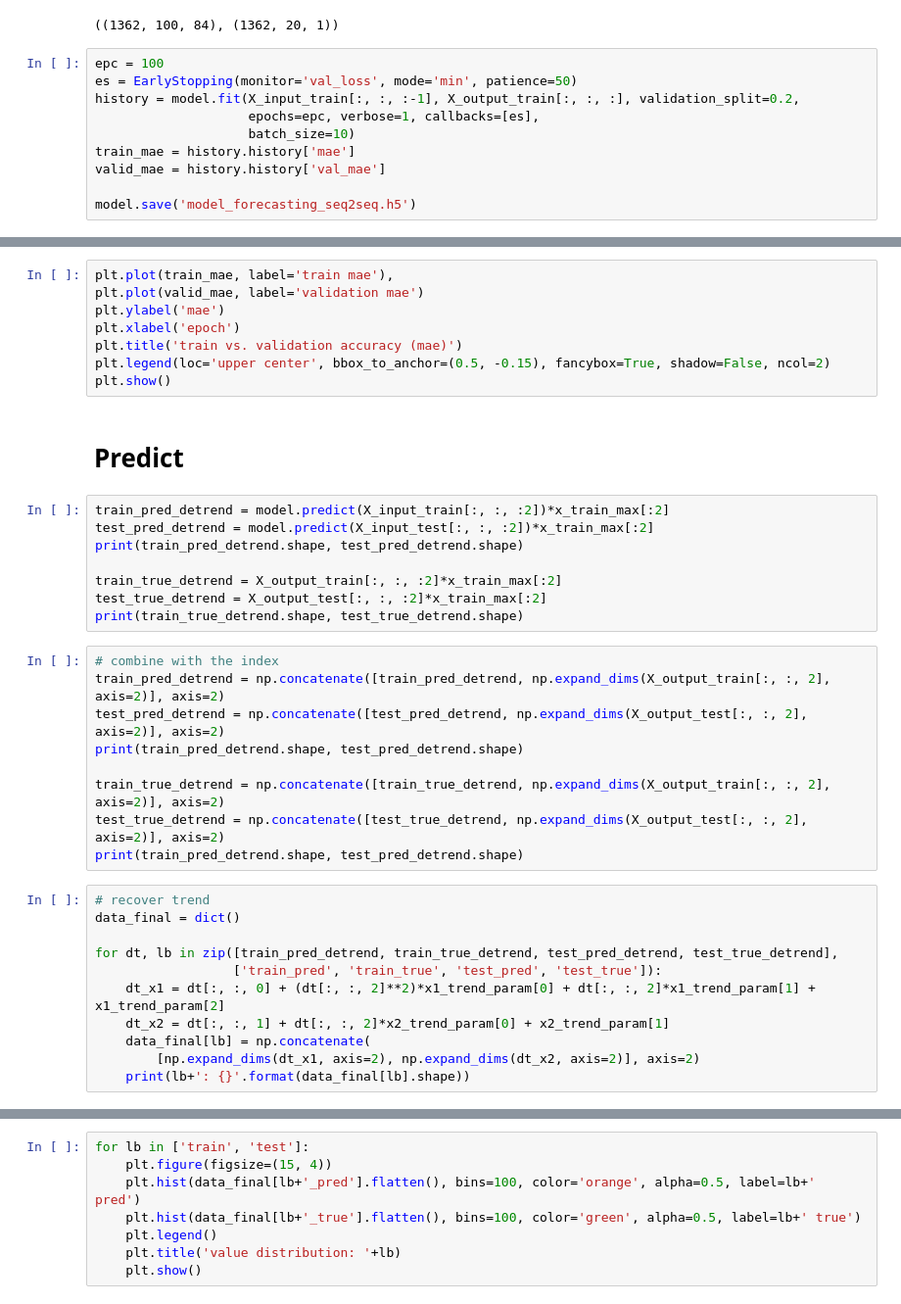
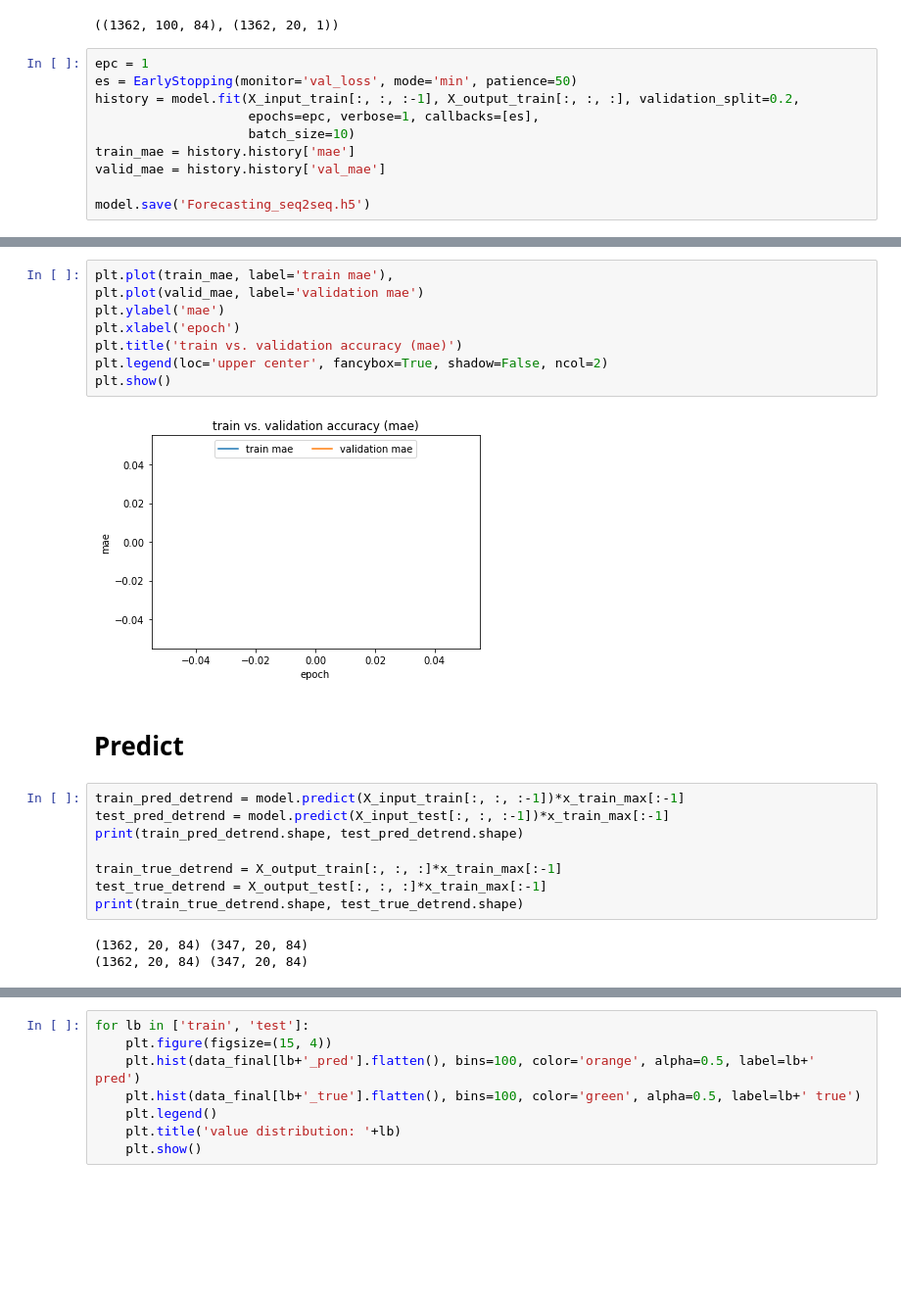
Before and after one commit to jerinka/Forecasting, a Jupyter notebook: Forecasting_Keras_seq2seq.ipynb, the cells around one changed output, grey strips where cells are left out. Shown at 98% size. Cells and saved outputs as stored; diff of their text form; blank space fills up the shorter version.

Commit message:
predict also working though there is no accuracy

```diff
--- a/Forecasting_Keras_seq2seq.ipynb
+++ b/Forecasting_Keras_seq2seq.ipynb
@@ -138,7 +139,7 @@ X_input_train[:, :, :-1].shape, X_output_train[:, :, :].shape
 # %% [output]
 ((1362, 100, 84), (1362, 20, 1))
 # %%
-epc = 100
+epc = 1
 es = EarlyStopping(monitor='val_loss', mode='min', patience=50)
 history = model.fit(X_input_train[:, :, :-1], X_output_train[:, :, :], validation_split=0.2,
                     epochs=epc, verbose=1, callbacks=[es],
@@ -146,5 +147,5 @@ history = model.fit(X_input_train[:, :, :-1], X_output_train[:, :, :], validatio
 train_mae = history.history['mae']
 valid_mae = history.history['val_mae']
 
-model.save('model_forecasting_seq2seq.h5')
+model.save('Forecasting_seq2seq.h5')
 # %% [output]
@@ -154,41 +153,26 @@ Epoch 2/100
 # %%
 plt.plot(train_mae, label='train mae'),
 plt.plot(valid_mae, label='validation mae')
 plt.ylabel('mae')
 plt.xlabel('epoch')
 plt.title('train vs. validation accuracy (mae)')
-plt.legend(loc='upper center', bbox_to_anchor=(0.5, -0.15), fancybox=True, shadow=False, ncol=2)
+plt.legend(loc='upper center', fancybox=True, shadow=False, ncol=2)
 plt.show()
+# %% [output]
+[figure, added]
 # %% [markdown]
 # Predict
 # %%
-train_pred_detrend = model.predict(X_input_train[:, :, :2])*x_train_max[:2]
-test_pred_detrend = model.predict(X_input_test[:, :, :2])*x_train_max[:2]
+train_pred_detrend = model.predict(X_input_train[:, :, :-1])*x_train_max[:-1]
+test_pred_detrend = model.predict(X_input_test[:, :, :-1])*x_train_max[:-1]
 print(train_pred_detrend.shape, test_pred_detrend.shape)
 
-train_true_detrend = X_output_train[:, :, :2]*x_train_max[:2]
-test_true_detrend = X_output_test[:, :, :2]*x_train_max[:2]
+train_true_detrend = X_output_train[:, :, :]*x_train_max[:-1]
+test_true_detrend = X_output_test[:, :, :]*x_train_max[:-1]
 print(train_true_detrend.shape, test_true_detrend.shape)
+# %% [output]
+(1362, 20, 84) (347, 20, 84)
+(1362, 20, 84) (347, 20, 84)
-# %%
-# combine with the index
-train_pred_detrend = np.concatenate([train_pred_detrend, np.expand_dims(X_output_train[:, :, 2], axis=2)], axis=2)
-test_pred_detrend = np.concatenate([test_pred_detrend, np.expand_dims(X_output_test[:, :, 2], axis=2)], axis=2)
-print(train_pred_detrend.shape, test_pred_detrend.shape)
-
-train_true_detrend = np.concatenate([train_true_detrend, np.expand_dims(X_output_train[:, :, 2], axis=2)], axis=2)
-test_true_detrend = np.concatenate([test_true_detrend, np.expand_dims(X_output_test[:, :, 2], axis=2)], axis=2)
-print(train_pred_detrend.shape, test_pred_detrend.shape)
-# %%
-# recover trend
-data_final = dict()
-
-for dt, lb in zip([train_pred_detrend, train_true_detrend, test_pred_detrend, test_true_detrend],
-                  ['train_pred', 'train_true', 'test_pred', 'test_true']):
-    dt_x1 = dt[:, :, 0] + (dt[:, :, 2]**2)*x1_trend_param[0] + dt[:, :, 2]*x1_trend_param[1] + x1_trend_param[2]
-    dt_x2 = dt[:, :, 1] + dt[:, :, 2]*x2_trend_param[0] + x2_trend_param[1]
-    data_final[lb] = np.concatenate(
-        [np.expand_dims(dt_x1, axis=2), np.expand_dims(dt_x2, axis=2)], axis=2)
-    print(lb+': {}'.format(data_final[lb].shape))
 # %%
 for k in ['train_pred', 'train_true', 'test_pred', 'test_true']:
     print('maximum: {}'.format(k))
```
Also changed, not shown: parts of 13 cells of this notebook.
